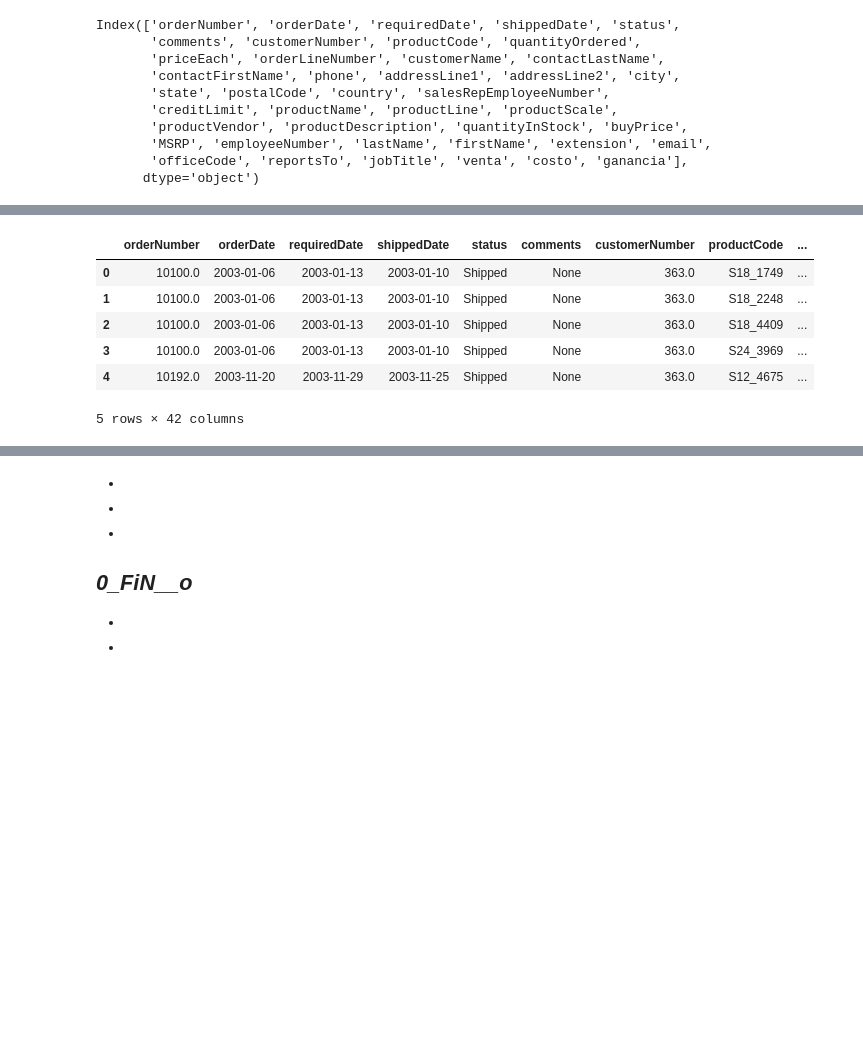
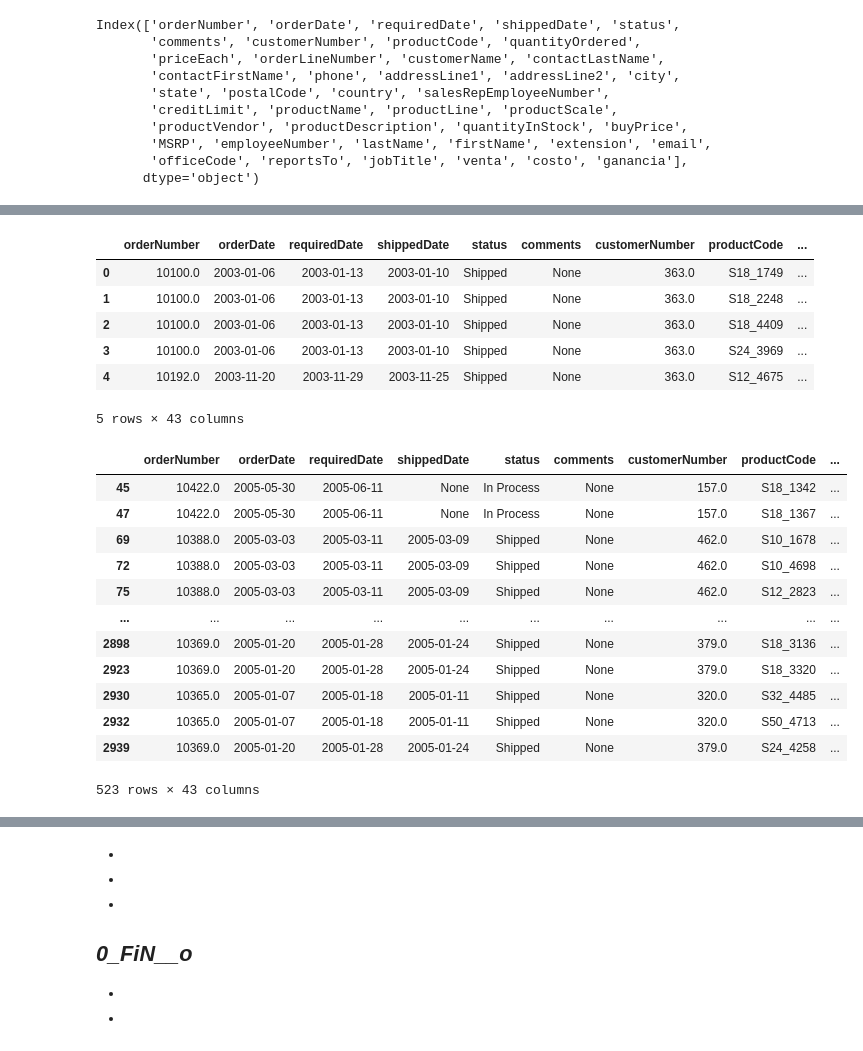
Before and after one commit to santoleal/data_science_homework, a Jupyter notebook: 3. PYTHON INTRO/desafio7-PRUEBA/Prueba - Manipulación y Transformación de Datos.ipynb, the cells around one changed output, grey strips where cells are left out. Saved outputs shown, nothing was run; the diff lists cells and outputs as text; code cells hidden in the pictures; blank space fills up the shorter version.

```diff
--- a/3. PYTHON INTRO/desafio7-PRUEBA/Prueba - Manipulación y Transformación de Datos.ipynb
+++ b/3. PYTHON INTRO/desafio7-PRUEBA/Prueba - Manipulación y Transformación de Datos.ipynb
@@ -636,3 +636,8 @@ Index(['orderNumber', 'orderDate', 'requiredDate', 'shippedDate', 'status',
        'MSRP', 'employeeNumber', 'lastName', 'firstName', 'extension', 'email',
        'officeCode', 'reportsTo', 'jobTitle', 'venta', 'costo', 'ganancia'],
       dtype='object')
+# %%
+# Tomo la columna 'orderdate' como guía para trabajar fechas de ventas. Se pasa a formato datetime
+df_unido['orderDate'] = pd.to_datetime(df_unido['orderDate'])
+
+df_unido.info()
@@ -638,0 +662,5 @@ Index(['orderNumber', 'orderDate', 'requiredDate', 'shippedDate', 'status',
+# %%
+# se crea columna 'anio' (año) para trabajar con filtros
+df_unido['anio'] = df_unido['orderDate'].dt.year
+
+df_unido['anio']
@@ -645,4 +686,23 @@ df_unido.head()
 | 2 | 10100.0 | 2003-01-06 | 2003-01-13 | 2003-01-10 | Shipped | None | 363.0 | S18_4409 | ... |
 | 3 | 10100.0 | 2003-01-06 | 2003-01-13 | 2003-01-10 | Shipped | None | 363.0 | S24_3969 | ... |
 | 4 | 10192.0 | 2003-11-20 | 2003-11-29 | 2003-11-25 | Shipped | None | 363.0 | S12_4675 | ... |
-5 rows × 42 columns
+5 rows × 43 columns
+# %%
+# Genero una variable filtro con el primer colador (por fecha)
+filtro_temporal = filtrar_x_fechas(df_unido, 'orderDate', '2005-01-01','2005-12-31')
+
+filtro_temporal
+# %% [output]
+|  | orderNumber | orderDate | requiredDate | shippedDate | status | comments | customerNumber | productCode | ... |
+| 45 | 10422.0 | 2005-05-30 | 2005-06-11 | None | In Process | None | 157.0 | S18_1342 | ... |
+| 47 | 10422.0 | 2005-05-30 | 2005-06-11 | None | In Process | None | 157.0 | S18_1367 | ... |
+| 69 | 10388.0 | 2005-03-03 | 2005-03-11 | 2005-03-09 | Shipped | None | 462.0 | S10_1678 | ... |
+| 72 | 10388.0 | 2005-03-03 | 2005-03-11 | 2005-03-09 | Shipped | None | 462.0 | S10_4698 | ... |
+| 75 | 10388.0 | 2005-03-03 | 2005-03-11 | 2005-03-09 | Shipped | None | 462.0 | S12_2823 | ... |
+| ... | ... | ... | ... | ... | ... | ... | ... | ... | ... |
+| 2898 | 10369.0 | 2005-01-20 | 2005-01-28 | 2005-01-24 | Shipped | None | 379.0 | S18_3136 | ... |
+| 2923 | 10369.0 | 2005-01-20 | 2005-01-28 | 2005-01-24 | Shipped | None | 379.0 | S18_3320 | ... |
+| 2930 | 10365.0 | 2005-01-07 | 2005-01-18 | 2005-01-11 | Shipped | None | 320.0 | S32_4485 | ... |
+| 2932 | 10365.0 | 2005-01-07 | 2005-01-18 | 2005-01-11 | Shipped | None | 320.0 | S50_4713 | ... |
+| 2939 | 10369.0 | 2005-01-20 | 2005-01-28 | 2005-01-24 | Shipped | None | 379.0 | S24_4258 | ... |
+523 rows × 43 columns
```
Also changed, not shown: parts of 14 cells of this notebook, 1 other file.
